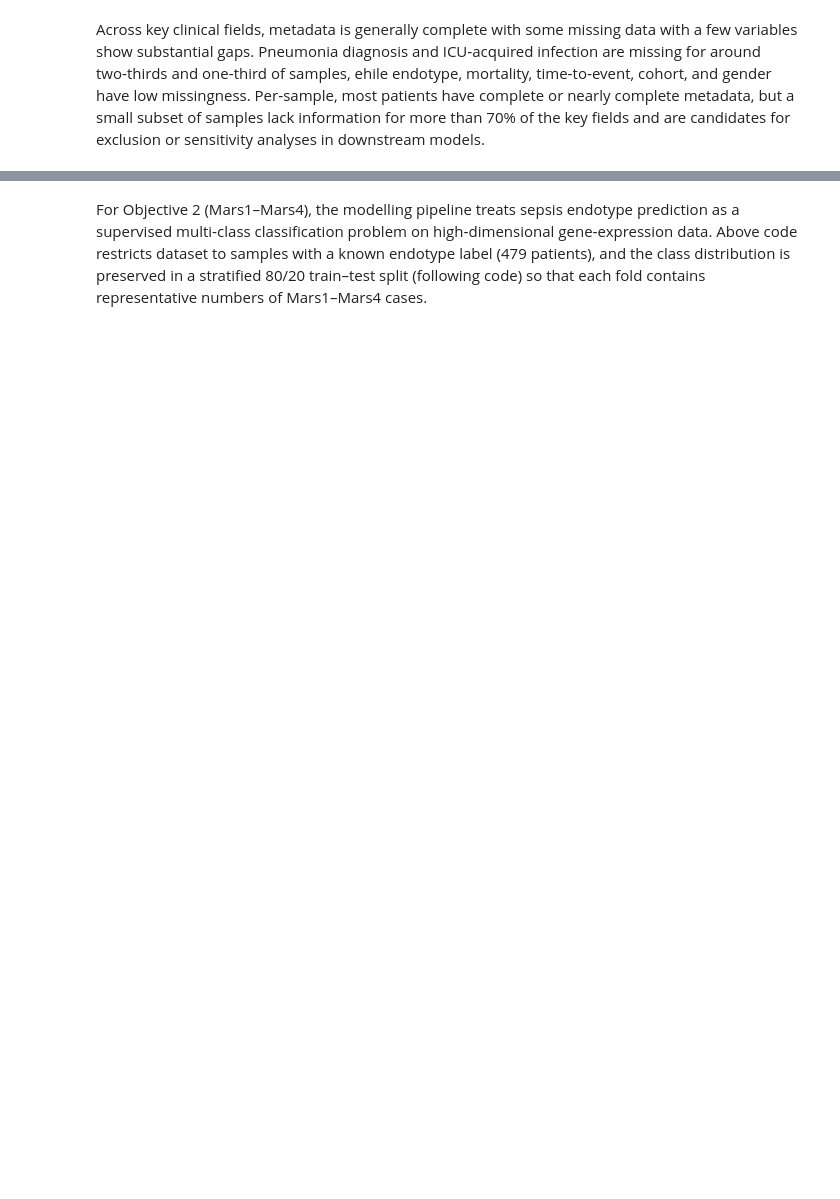
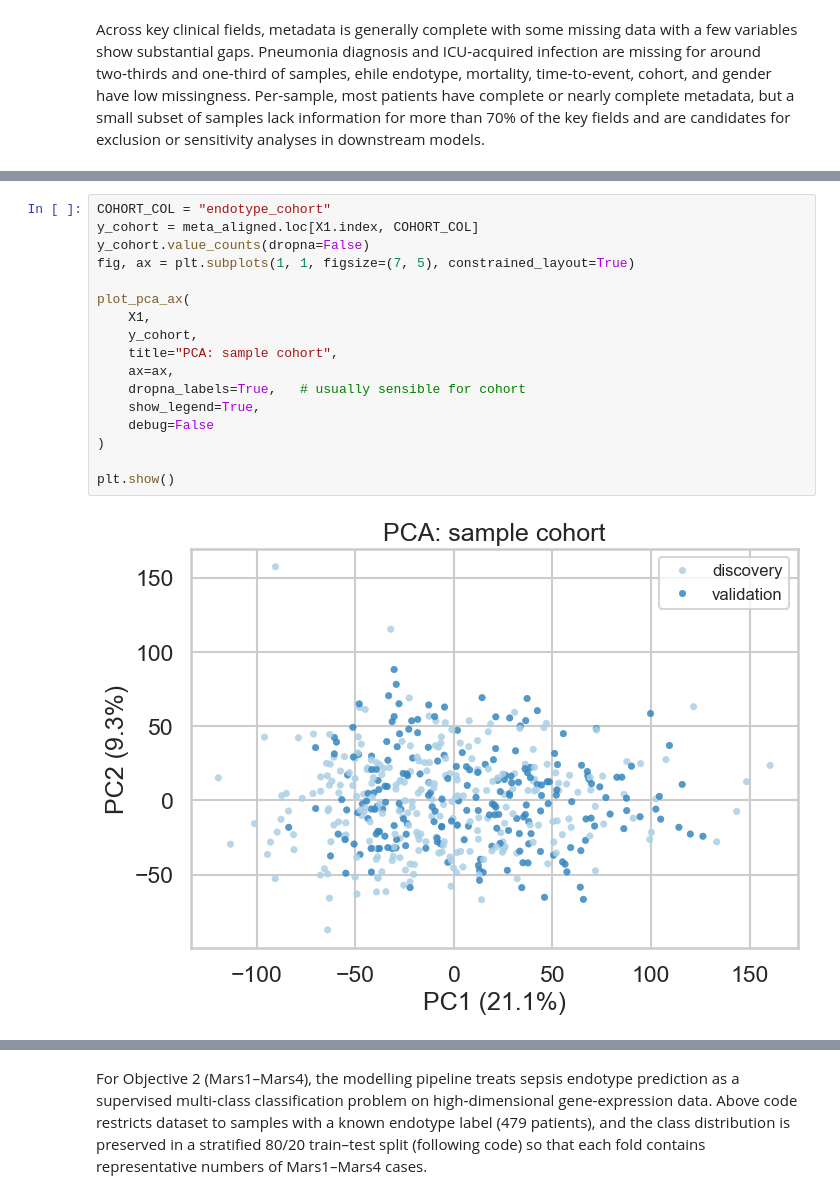
Before and after one commit to DErxFla/ml-sepsis-project, a Jupyter notebook: sepsis_model.ipynb, the cells around one changed output, grey strips where cells are left out. Drawn from its saved outputs; the diff is of its cells as text; blank space fills up the shorter version.

```diff
--- a/sepsis_model.ipynb
+++ b/sepsis_model.ipynb
@@ -469 +352,20 @@ All samples had a disease-status label (n=521). Endotype and mortality were avai
+# %%
+COHORT_COL = "endotype_cohort"
+y_cohort = meta_aligned.loc[X1.index, COHORT_COL]
+y_cohort.value_counts(dropna=False)
+fig, ax = plt.subplots(1, 1, figsize=(7, 5), constrained_layout=True)
+
+plot_pca_ax(
+    X1,
+    y_cohort,
+    title="PCA: sample cohort",
+    ax=ax,
+    dropna_labels=True,   # usually sensible for cohort
+    show_legend=True,
+    debug=False
+)
+
+plt.show()
+# %% [output]
+[figure, added]
 # %% [markdown]
```
Also changed, not shown: parts of 64 cells of this notebook, 1 other file.
